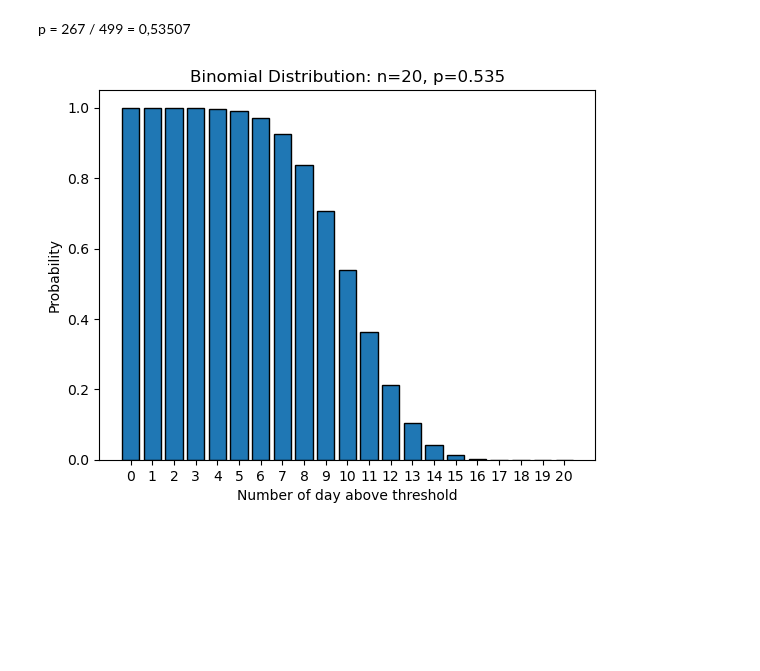
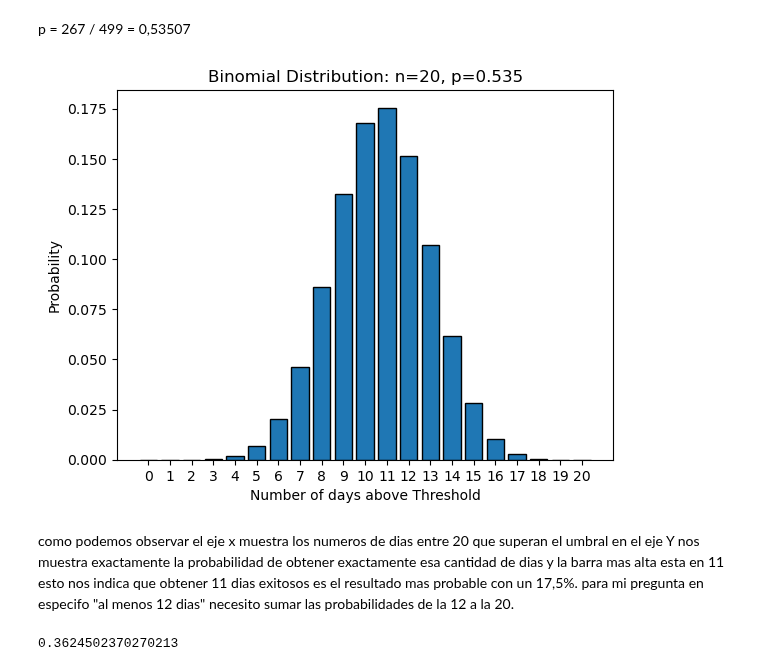
Before and after one commit to 2026491-max/Statistical---Project---26-, a Jupyter notebook: Bike Sharing.ipynb, the cells around one changed output. Cells and saved outputs as stored; diff of their text form; code cells hidden in the pictures; blank space fills up the shorter version.

```diff
--- a/Bike Sharing.ipynb
+++ b/Bike Sharing.ipynb
@@ -195,14 +195,23 @@ binom_pmf = binom.pmf(k, n, p)    Formula ocupada para sacar binom desde (distri
 # %%
 n = 20
 p = p_estimate
 k_values = np.arange(n + 1)
-probabilities = binom.sf(k_values, n, p)
+probabilities = binom.pmf(k_values, n, p)
 
 plt.bar(k_values, probabilities, edgecolor='black')
 plt.title('Binomial Distribution: n=20, p=0.535')
-plt.xlabel("Number of day above threshold")
+plt.xlabel("Number of days above Threshold")
 plt.ylabel('Probability')
 plt.xticks(k_values)
 plt.show()
 # %% [output]
-[figure, old version]
+[figure, new version]
+# %% [markdown]
+como podemos observar el eje x muestra los numeros de dias entre 20 que superan el umbral
+en el eje Y nos muestra exactamente la probabilidad de obtener exactamente esa cantidad de dias y la barra mas alta esta en 11 esto nos indica que obtener 11 dias exitosos es el resultado mas probable con un 17,5%.
+para mi pregunta en especifo "al menos 12 dias" necesito sumar las probabilidades de la 12 a la 20.
+# %%
+probability_at_least_12 = binom.sf(11,n,p)
+print(probability_at_least_12)
+# %% [output]
+0.3624502370270213
```
Also changed, not shown: parts of 6 cells of this notebook, 1 other file.
